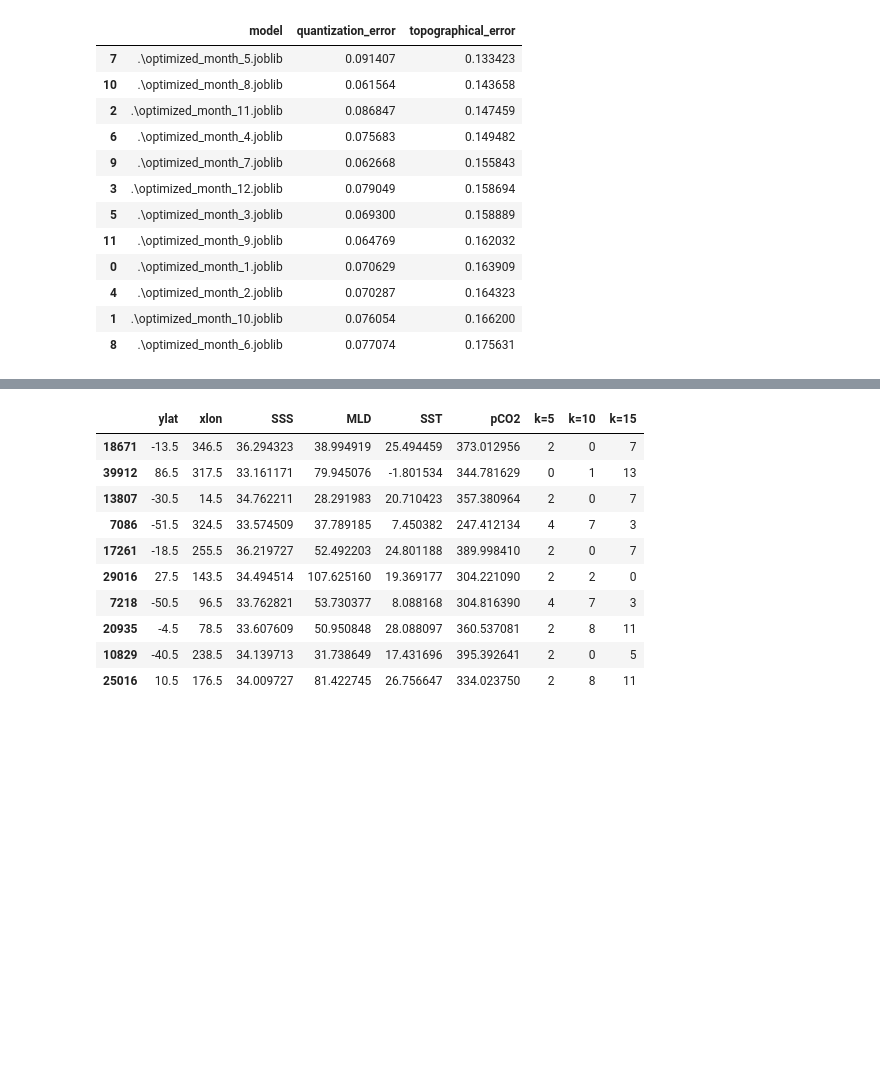
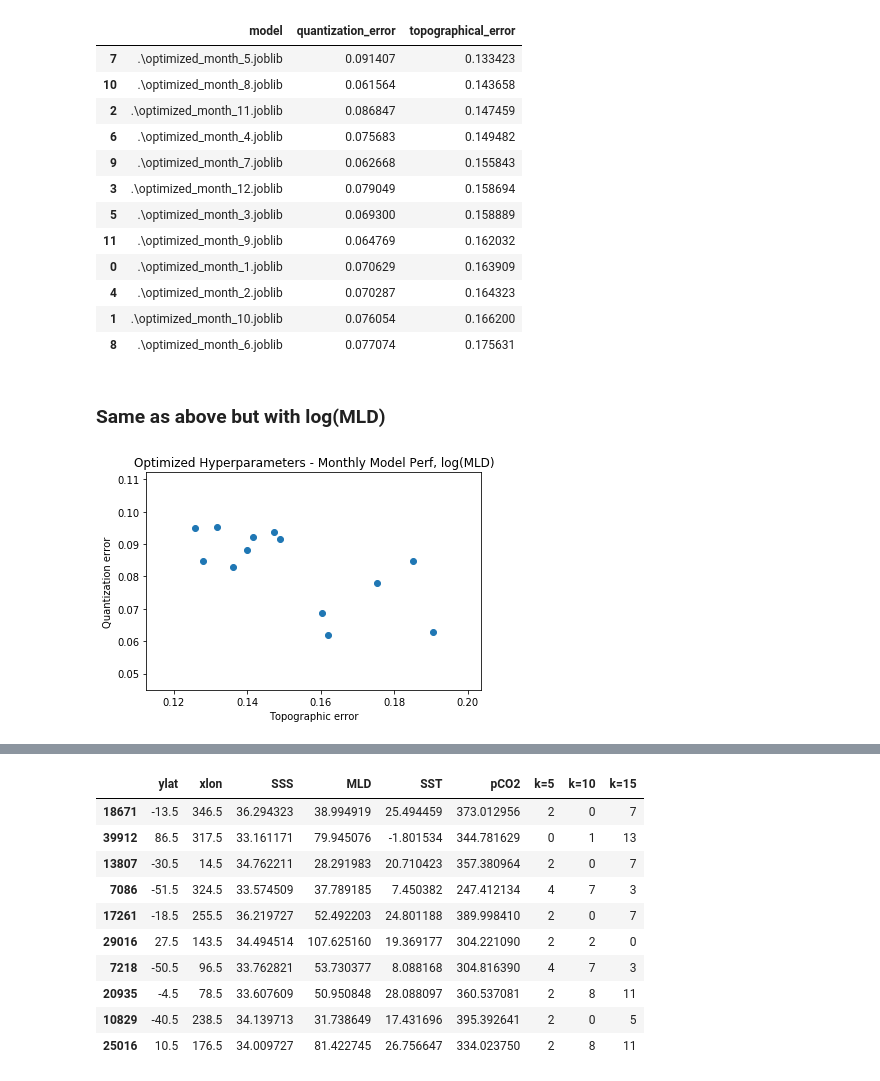
Before and after one commit to manksh/ocean-co2-absorption, a Jupyter notebook: notebooks/SOM/SOMPY_v5_monthly.ipynb, the cells around one changed output, grey strips where cells are left out. Cells and saved outputs as stored; diff of their text form; code cells hidden in the pictures; blank space fills up the shorter version.

Commit message:
addt'l modeling and tuning on SOMs, particularly mean and monthly groupings. Also some additional visualizations available. Submitted progress report #2 based on this work

```diff
--- a/notebooks/SOM/SOMPY_v5_monthly.ipynb
+++ b/notebooks/SOM/SOMPY_v5_monthly.ipynb
@@ -403,0 +446,12 @@ for i in range(12):
+# %%
+### log transform of MLD - improves topological error significantly (~20% reduction)
+test_logMLD_robust = joblib.load('C:\\Users\goyetc\\SOMPY\\optimized_month_pca_100_200_logMLD_robust_1.joblib')
+te_logMLD_robust = test_logMLD_robust.calculate_topographic_error()
+qe_logMLD_robust = test_logMLD_robust.calculate_quantization_error()
+#optimized.__dict__
+# %%
+### log transform of MLD - improves topological error significantly (~20% reduction)
+test_logMLD_no_norm = joblib.load('C:\\Users\goyetc\\SOMPY\\optimized_month_pca_100_200_logMLD_no_norm_1.joblib')
+te_logMLD_no_norm = test_logMLD_no_norm.calculate_topographic_error()
+qe_logMLD_no_norm = test_logMLD_no_norm.calculate_quantization_error()
+#optimized.__dict__
@@ -403,0 +462,5 @@ for i in range(12):
+# %%
+test_pca_60_100 = joblib.load('C:\\Users\goyetc\\SOMPY\\optimized_month_pca_60_1001.joblib')
+te2 = test_pca_60_100.calculate_topographic_error()
+qe2 = test_pca_60_100.calculate_quantization_error()
+#optimized.__dict__
@@ -446,3 +518,24 @@ month_perf.sort_values(['topographical_error'], ascending=True)
 | 4 | .\optimized_month_2.joblib | 0.070287 | 0.164323 |
 | 1 | .\optimized_month_10.joblib | 0.076054 | 0.166200 |
 | 8 | .\optimized_month_6.joblib | 0.077074 | 0.175631 |
+# %% [markdown]
+### Same as above but with log(MLD)
+# %%
+# Study the models trained and plot the errors obtained in order to select the best one
+models_pool_opt_m_log = glob.glob("./optimized_month_pca_100_200_logMLD*")
+errors=[]
+for model_filepath in models_pool_opt_m_log:
+    sm_opt_m_log = joblib.load(model_filepath)
+    topographic_error = sm_opt_m_log.calculate_topographic_error()
+    quantization_error = sm_opt_m_log.calculate_quantization_error()
+    errors.append((topographic_error, quantization_error))
+e_top_opt_m_log, e_q_opt_m_log = zip(*errors)
+# %%
+plt.scatter(e_top_opt_m_log, e_q_opt_m_log)
+plt.title("Optimized Hyperparameters - Monthly Model Perf, log(MLD)")
+plt.xlabel("Topographic error")
+plt.ylabel("Quantization error")
+plt.savefig('Optimized_Model_Monthly_Top_Quant_Errors_v2_logMLD.png')
+plt.show()
+# %% [output]
+[figure, added]
```
Also changed, not shown: parts of 21 cells of this notebook, 7 other files.
